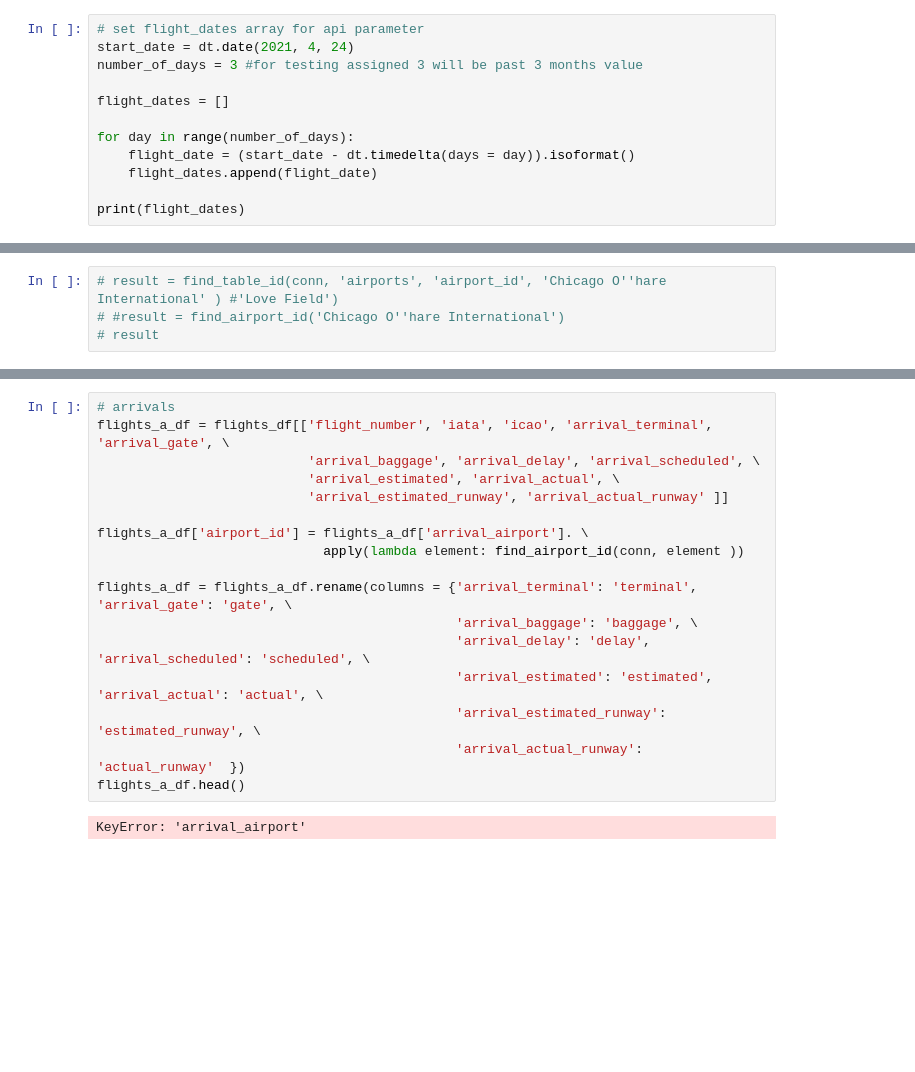
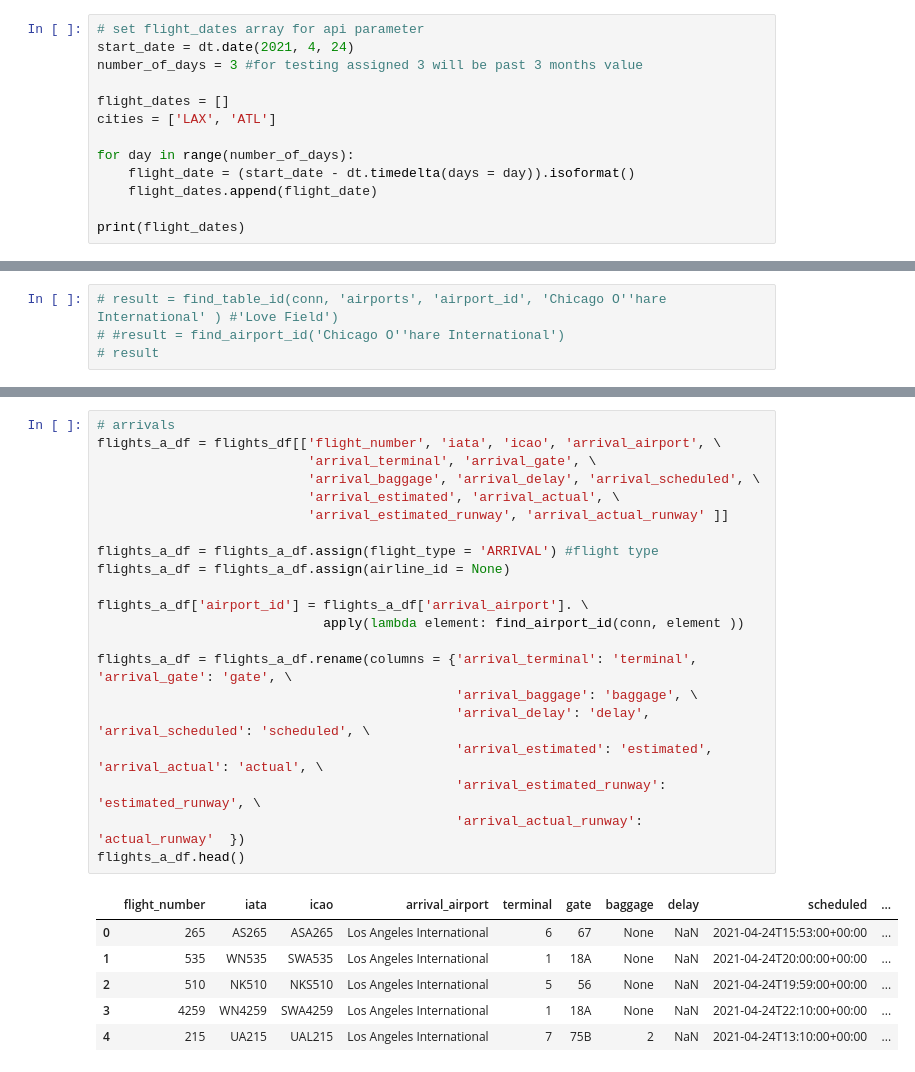
Before and after one commit to jared3194/project-2, a Jupyter notebook: src/LAX-Dataset.ipynb, the cells around one changed output, grey strips where cells are left out. Saved outputs shown, nothing was run; the diff lists cells and outputs as text; blank space fills up the shorter version.

Commit message:
flight table

```diff
--- a/src/LAX-Dataset.ipynb
+++ b/src/LAX-Dataset.ipynb
@@ -22,6 +22,7 @@ start_date = dt.date(2021, 4, 24)
 number_of_days = 3 #for testing assigned 3 will be past 3 months value
 
 flight_dates = []
+cities = ['LAX', 'ATL']
 
 for day in range(number_of_days):
     flight_date = (start_date - dt.timedelta(days = day)).isoformat()
@@ -218,19 +205,28 @@ flights_d_df
 # %%
 # arrivals
-flights_a_df = flights_df[['flight_number', 'iata', 'icao', 'arrival_terminal', 'arrival_gate', \
+flights_a_df = flights_df[['flight_number', 'iata', 'icao', 'arrival_airport', \
+                           'arrival_terminal', 'arrival_gate', \
                            'arrival_baggage', 'arrival_delay', 'arrival_scheduled', \
                            'arrival_estimated', 'arrival_actual', \
                            'arrival_estimated_runway', 'arrival_actual_runway' ]]
+
+flights_a_df = flights_a_df.assign(flight_type = 'ARRIVAL') #flight type
+flights_a_df = flights_a_df.assign(airline_id = None)
 
 flights_a_df['airport_id'] = flights_a_df['arrival_airport']. \
                              apply(lambda element: find_airport_id(conn, element ))
 
 flights_a_df = flights_a_df.rename(columns = {'arrival_terminal': 'terminal', 'arrival_gate': 'gate', \
                                               'arrival_baggage': 'baggage', \
                                               'arrival_delay': 'delay', 'arrival_scheduled': 'scheduled', \
                                               'arrival_estimated': 'estimated', 'arrival_actual': 'actual', \
                                               'arrival_estimated_runway': 'estimated_runway', \
                                               'arrival_actual_runway': 'actual_runway'  })
 flights_a_df.head()
 # %% [output]
-KeyError: 'arrival_airport'
+|  | flight_number | iata | icao | arrival_airport | terminal | gate | baggage | delay | scheduled | ... |
+| 0 | 265 | AS265 | ASA265 | Los Angeles International | 6 | 67 | None | NaN | 2021-04-24T15:53:00+00:00 | ... |
+| 1 | 535 | WN535 | SWA535 | Los Angeles International | 1 | 18A | None | NaN | 2021-04-24T20:00:00+00:00 | ... |
+| 2 | 510 | NK510 | NKS510 | Los Angeles International | 5 | 56 | None | NaN | 2021-04-24T19:59:00+00:00 | ... |
+| 3 | 4259 | WN4259 | SWA4259 | Los Angeles International | 1 | 18A | None | NaN | 2021-04-24T22:10:00+00:00 | ... |
+| 4 | 215 | UA215 | UAL215 | Los Angeles International | 7 | 75B | 2 | NaN | 2021-04-24T13:10:00+00:00 | ... |
```
Also changed, not shown: parts of 7 cells of this notebook, 1 other file.
